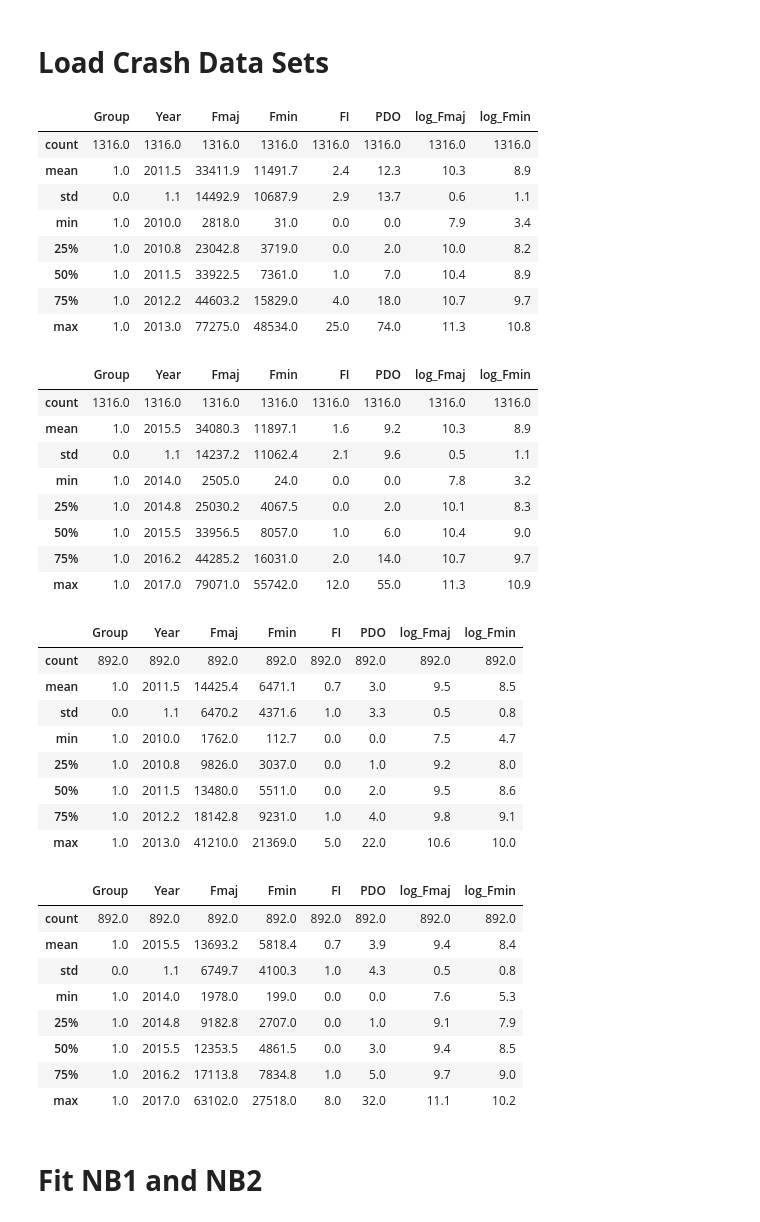
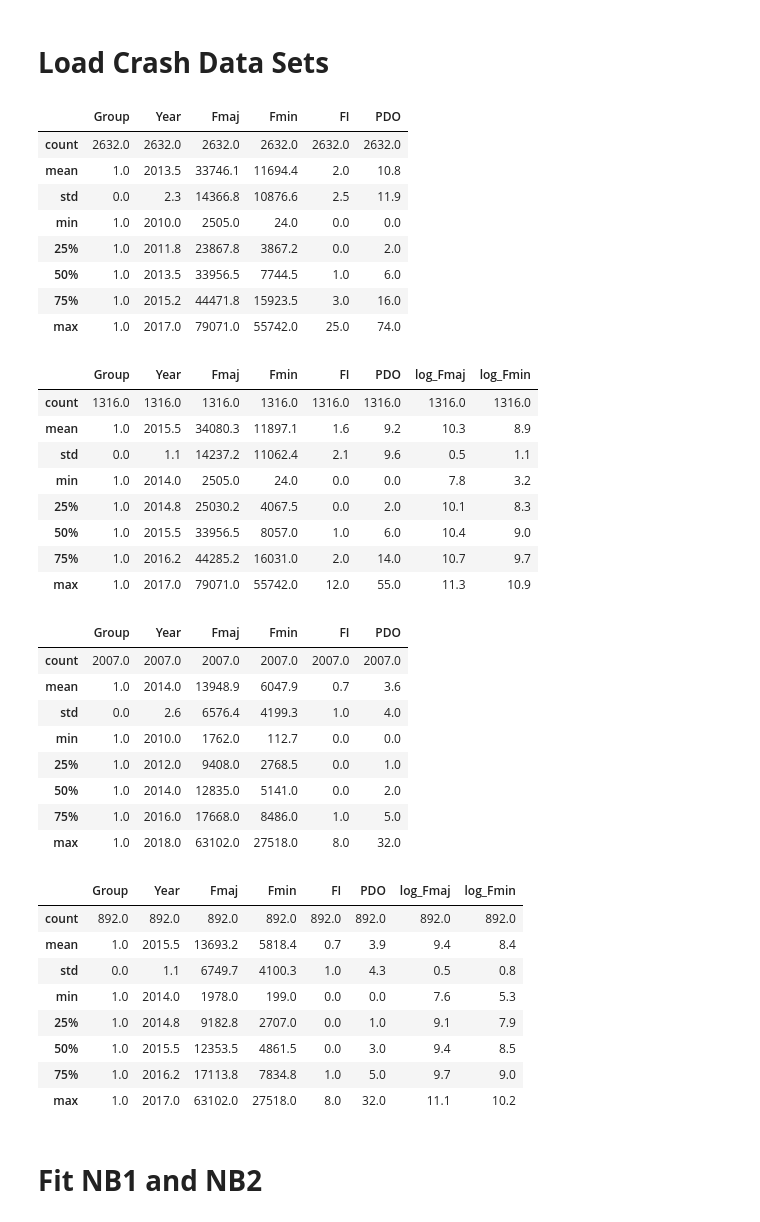
Before and after one commit to mz-zarei/CGAN-EB, a Jupyter notebook: CGAN_transferability.ipynb, the cells around one changed output. Cells and saved outputs as stored; diff of their text form; code cells hidden in the pictures.

```diff
--- a/CGAN_transferability.ipynb
+++ b/CGAN_transferability.ipynb
@@ -269,31 +269,31 @@ def CURE(df, ax, x_label, plot_label, ls='-', y_name='Obs', x='Fmaj', y_pred='y_
 # %%
 # Read df1: Peel crash data set
 df_Peel = pd.read_excel('/content/drive/MyDrive/Colab Notebooks/Data/Peel_Python_Data.xlsx')
 df_Peel = df_Peel[['Group', 'Year', 'Fmaj', 'Fmin', 'FI', 'PDO']].copy()
 df_Peel = df_Peel[(df_Peel['Group'] == 1)]                                  # group 1
 
 df1 = df_Peel[(df_Peel['Year'] >= 2010)&(df_Peel['Year'] < 2014)]           # first four years
 df1_test = df_Peel[(df_Peel['Year'] >= 2014)&(df_Peel['Year'] < 2018)]      # second four years
 
 
 df1['log_Fmaj'] = np.log(df1['Fmaj'])
 df1['log_Fmin'] = np.log(df1['Fmin'])
 
 df1_test['log_Fmaj'] = np.log(df1_test['Fmaj'])
 df1_test['log_Fmin'] = np.log(df1_test['Fmin'])
 
-display(df1.describe().round(1))
+display(df_Peel[(df_Peel['Year'] >= 2010)&(df_Peel['Year'] < 2018)].describe().round(1))
 display(df1_test.describe().round(1))
 # %% [output]
-|  | Group | Year | Fmaj | Fmin | FI | PDO | log_Fmaj | log_Fmin |
-| count | 1316.0 | 1316.0 | 1316.0 | 1316.0 | 1316.0 | 1316.0 | 1316.0 | 1316.0 |
-| mean | 1.0 | 2011.5 | 33411.9 | 11491.7 | 2.4 | 12.3 | 10.3 | 8.9 |
-| std | 0.0 | 1.1 | 14492.9 | 10687.9 | 2.9 | 13.7 | 0.6 | 1.1 |
-| min | 1.0 | 2010.0 | 2818.0 | 31.0 | 0.0 | 0.0 | 7.9 | 3.4 |
-| 25% | 1.0 | 2010.8 | 23042.8 | 3719.0 | 0.0 | 2.0 | 10.0 | 8.2 |
-| 50% | 1.0 | 2011.5 | 33922.5 | 7361.0 | 1.0 | 7.0 | 10.4 | 8.9 |
-| 75% | 1.0 | 2012.2 | 44603.2 | 15829.0 | 4.0 | 18.0 | 10.7 | 9.7 |
-| max | 1.0 | 2013.0 | 77275.0 | 48534.0 | 25.0 | 74.0 | 11.3 | 10.8 |
+|  | Group | Year | Fmaj | Fmin | FI | PDO |
+| count | 2632.0 | 2632.0 | 2632.0 | 2632.0 | 2632.0 | 2632.0 |
+| mean | 1.0 | 2013.5 | 33746.1 | 11694.4 | 2.0 | 10.8 |
+| std | 0.0 | 2.3 | 14366.8 | 10876.6 | 2.5 | 11.9 |
+| min | 1.0 | 2010.0 | 2505.0 | 24.0 | 0.0 | 0.0 |
+| 25% | 1.0 | 2011.8 | 23867.8 | 3867.2 | 0.0 | 2.0 |
+| 50% | 1.0 | 2013.5 | 33956.5 | 7744.5 | 1.0 | 6.0 |
+| 75% | 1.0 | 2015.2 | 44471.8 | 15923.5 | 3.0 | 16.0 |
+| max | 1.0 | 2017.0 | 79071.0 | 55742.0 | 25.0 | 74.0 |
 |  | Group | Year | Fmaj | Fmin | FI | PDO | log_Fmaj | log_Fmin |
 | count | 1316.0 | 1316.0 | 1316.0 | 1316.0 | 1316.0 | 1316.0 | 1316.0 | 1316.0 |
 | mean | 1.0 | 2015.5 | 34080.3 | 11897.1 | 1.6 | 9.2 | 10.3 | 8.9 |
@@ -320,18 +320,18 @@ df2['log_Fmin'] = np.log(df2['Fmin'])
 df2_test['log_Fmaj'] = np.log(df2_test['Fmaj'])
 df2_test['log_Fmin'] = np.log(df2_test['Fmin'])
 
-display(df2.describe().round(1))
+display(df_Niagara.describe().round(1))
 display(df2_test.describe().round(1))
 # %% [output]
-|  | Group | Year | Fmaj | Fmin | FI | PDO | log_Fmaj | log_Fmin |
-| count | 892.0 | 892.0 | 892.0 | 892.0 | 892.0 | 892.0 | 892.0 | 892.0 |
-| mean | 1.0 | 2011.5 | 14425.4 | 6471.1 | 0.7 | 3.0 | 9.5 | 8.5 |
-| std | 0.0 | 1.1 | 6470.2 | 4371.6 | 1.0 | 3.3 | 0.5 | 0.8 |
-| min | 1.0 | 2010.0 | 1762.0 | 112.7 | 0.0 | 0.0 | 7.5 | 4.7 |
-| 25% | 1.0 | 2010.8 | 9826.0 | 3037.0 | 0.0 | 1.0 | 9.2 | 8.0 |
-| 50% | 1.0 | 2011.5 | 13480.0 | 5511.0 | 0.0 | 2.0 | 9.5 | 8.6 |
-| 75% | 1.0 | 2012.2 | 18142.8 | 9231.0 | 1.0 | 4.0 | 9.8 | 9.1 |
-| max | 1.0 | 2013.0 | 41210.0 | 21369.0 | 5.0 | 22.0 | 10.6 | 10.0 |
+|  | Group | Year | Fmaj | Fmin | FI | PDO |
+| count | 2007.0 | 2007.0 | 2007.0 | 2007.0 | 2007.0 | 2007.0 |
+| mean | 1.0 | 2014.0 | 13948.9 | 6047.9 | 0.7 | 3.6 |
+| std | 0.0 | 2.6 | 6576.4 | 4199.3 | 1.0 | 4.0 |
+| min | 1.0 | 2010.0 | 1762.0 | 112.7 | 0.0 | 0.0 |
+| 25% | 1.0 | 2012.0 | 9408.0 | 2768.5 | 0.0 | 1.0 |
+| 50% | 1.0 | 2014.0 | 12835.0 | 5141.0 | 0.0 | 2.0 |
+| 75% | 1.0 | 2016.0 | 17668.0 | 8486.0 | 1.0 | 5.0 |
+| max | 1.0 | 2018.0 | 63102.0 | 27518.0 | 8.0 | 32.0 |
 |  | Group | Year | Fmaj | Fmin | FI | PDO | log_Fmaj | log_Fmin |
 | count | 892.0 | 892.0 | 892.0 | 892.0 | 892.0 | 892.0 | 892.0 | 892.0 |
 | mean | 1.0 | 2015.5 | 13693.2 | 5818.4 | 0.7 | 3.9 | 9.4 | 8.4 |
```
Also changed, not shown: parts of 4 cells of this notebook.
